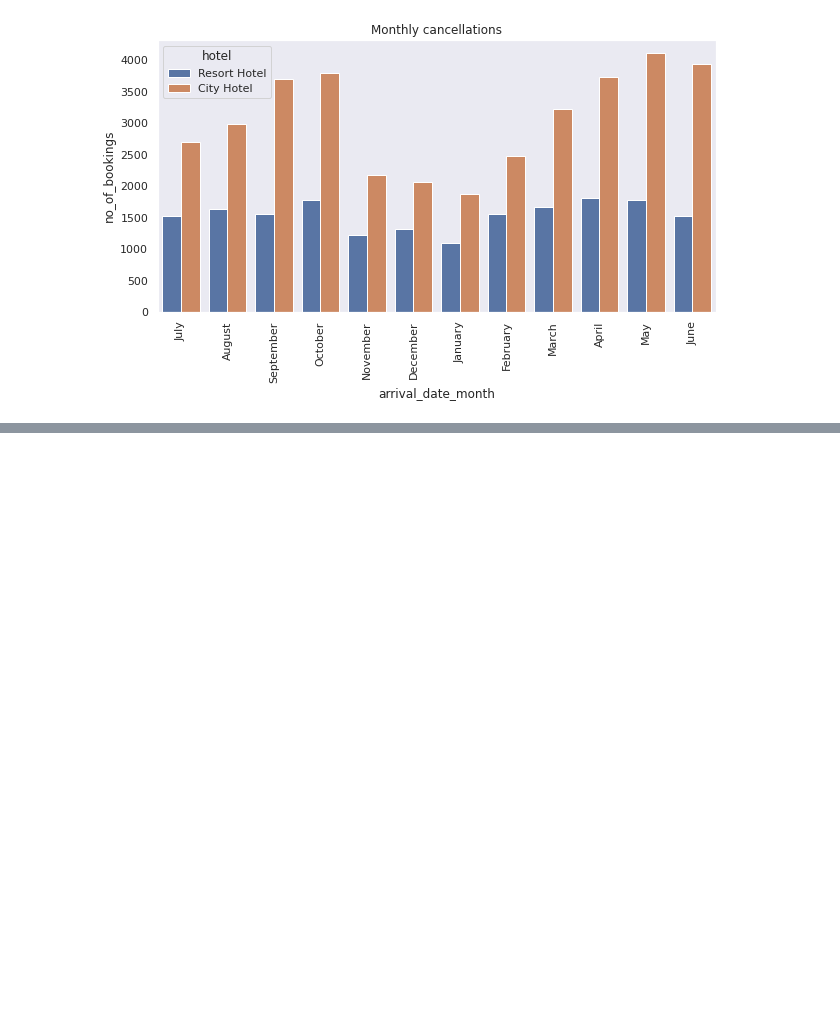
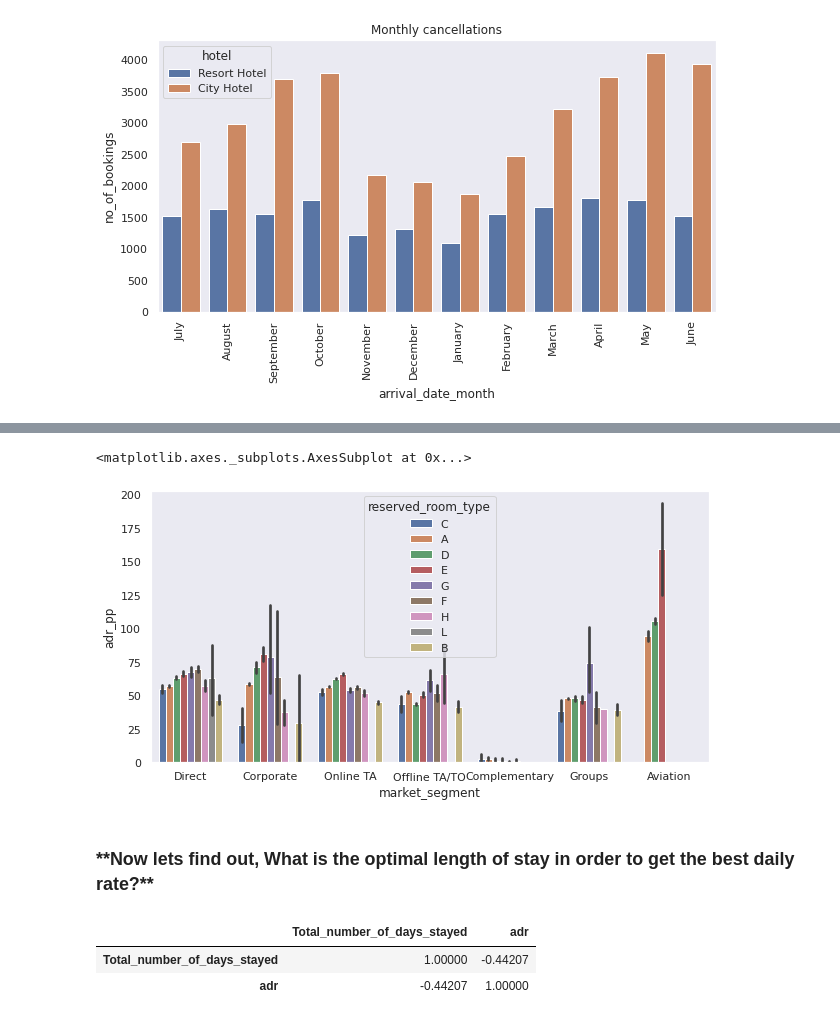
Before and after one commit to adarshsoni10/Data-Analysis-on-Hotel-Bookings, a Jupyter notebook: Copy_of_Hotel_Booking_Analysis_Capstone_Project.ipynb, the cells around one changed output, grey strips where cells are left out. Cells and saved outputs as stored; diff of their text form; code cells hidden in the pictures; blank space fills up the shorter version.

```diff
--- a/Copy_of_Hotel_Booking_Analysis_Capstone_Project.ipynb
+++ b/Copy_of_Hotel_Booking_Analysis_Capstone_Project.ipynb
@@ -295,0 +394,24 @@ plt.xticks(rotation = 90)
+# %%
+#plotting variation in adr by market segment
+sns.barplot(x= 'market_segment', y= 'adr_pp', hue= 'reserved_room_type', data= new_df)
+# %% [output]
+<matplotlib.axes._subplots.AxesSubplot at 0x...>
+[figure, added]
+# %% [markdown]
+<h3>**Now lets find out, What is the optimal length of stay in order to get the best daily rate?**
+# %%
+# Creating a new column for total number of days stayed
+new_df['Total_number_of_days_stayed']=new_df['stays_in_weekend_nights']+new_df['stays_in_week_nights']
+new_df=new_df[new_df['Total_number_of_days_stayed']>0]
+
+
+# Creating a new dataset by grouping total number of days stayed and average adr
+optimal_adr = new_df.groupby(['hotel','Total_number_of_days_stayed']).adr.mean().reset_index().replace(to_replace=0, value=new_df['adr'].median())
+
+
+#Finding correlation between Total number of days stayed and average daily rate
+optimal_adr.corr()
+# %% [output]
+|  | Total_number_of_days_stayed | adr |
+| Total_number_of_days_stayed | 1.00000 | -0.44207 |
+| adr | -0.44207 | 1.00000 |
```
Also changed, not shown: parts of 19 cells of this notebook.
